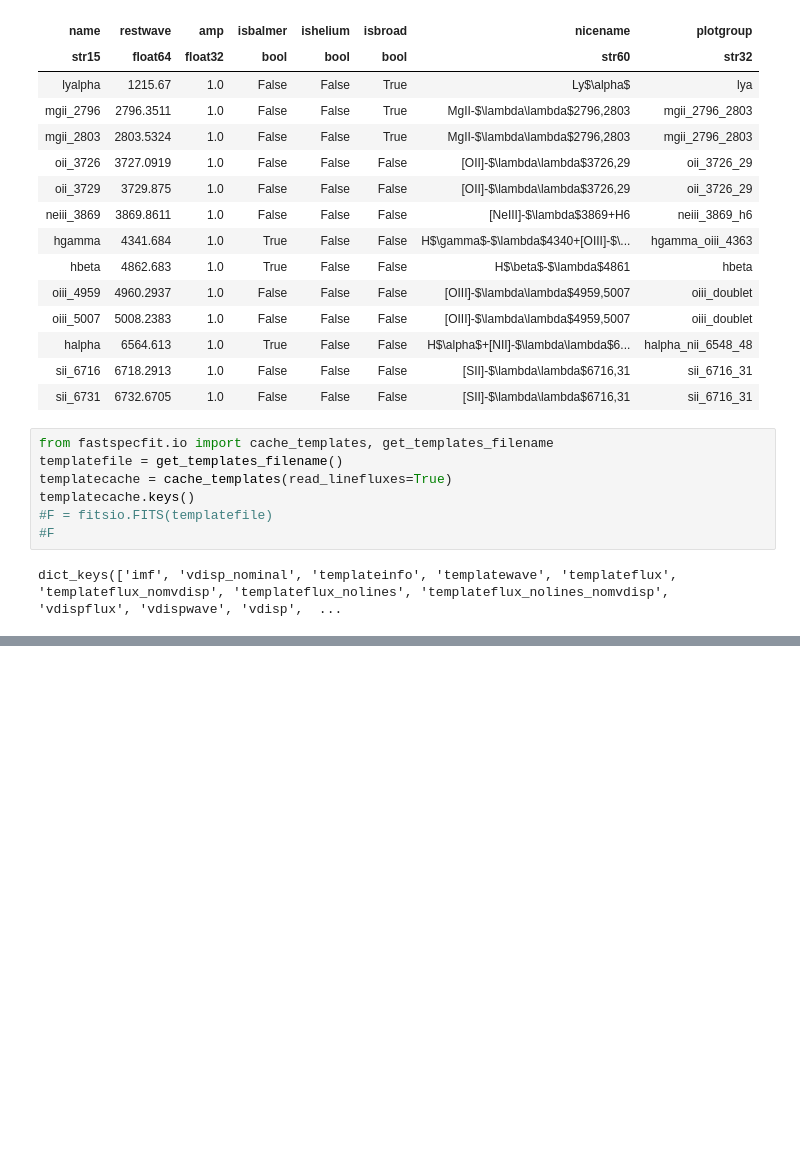
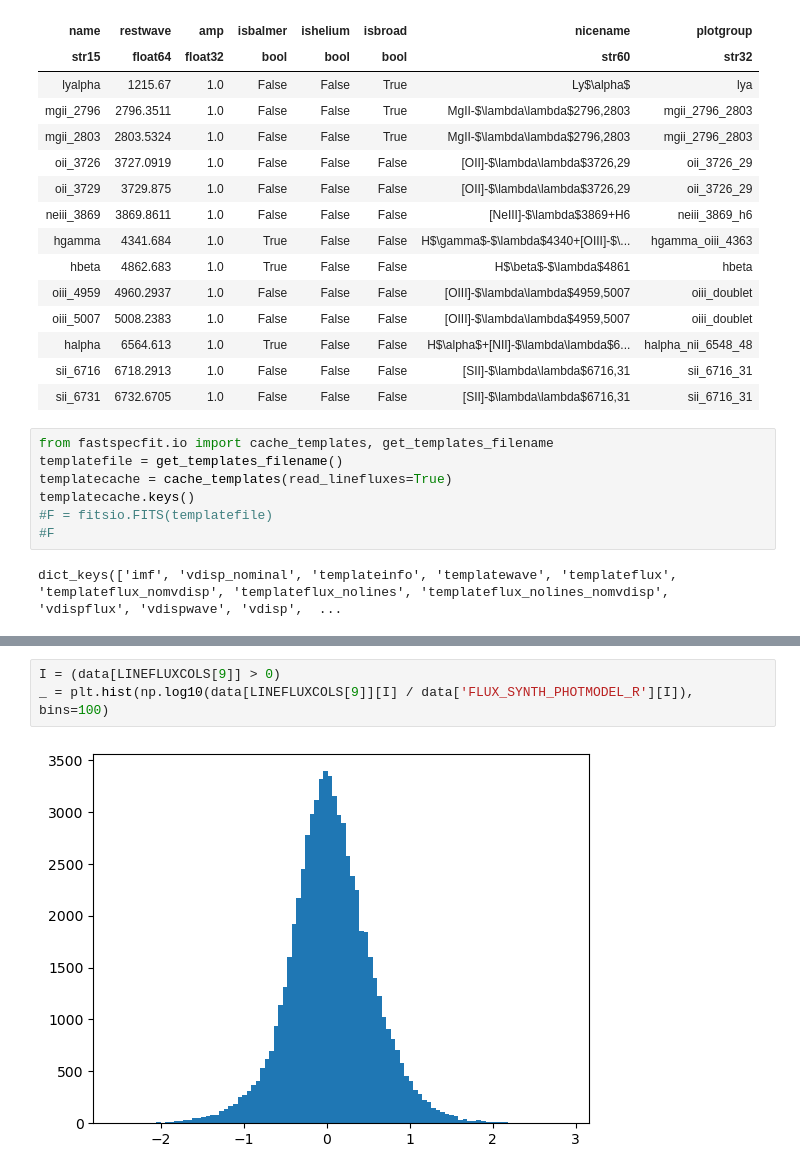
Before and after one commit to moustakas/fastspecfit-projects, a Jupyter notebook: redrock-templates/emission-line-analysis.ipynb, the cells around one changed output, grey strips where cells are left out. Drawn from its saved outputs; the diff is of its cells as text; blank space fills up the shorter version.

```diff
--- a/redrock-templates/emission-line-analysis.ipynb
+++ b/redrock-templates/emission-line-analysis.ipynb
@@ -111,0 +190,5 @@ Table length=239132
+# %%
+I = (data[LINEFLUXCOLS[9]] > 0)
+_ = plt.hist(np.log10(data[LINEFLUXCOLS[9]][I] / data['FLUX_SYNTH_PHOTMODEL_R'][I]), bins=100)
+# %% [output]
+[figure, added]
```
Also changed, not shown: parts of 18 cells of this notebook, 2 other files.
